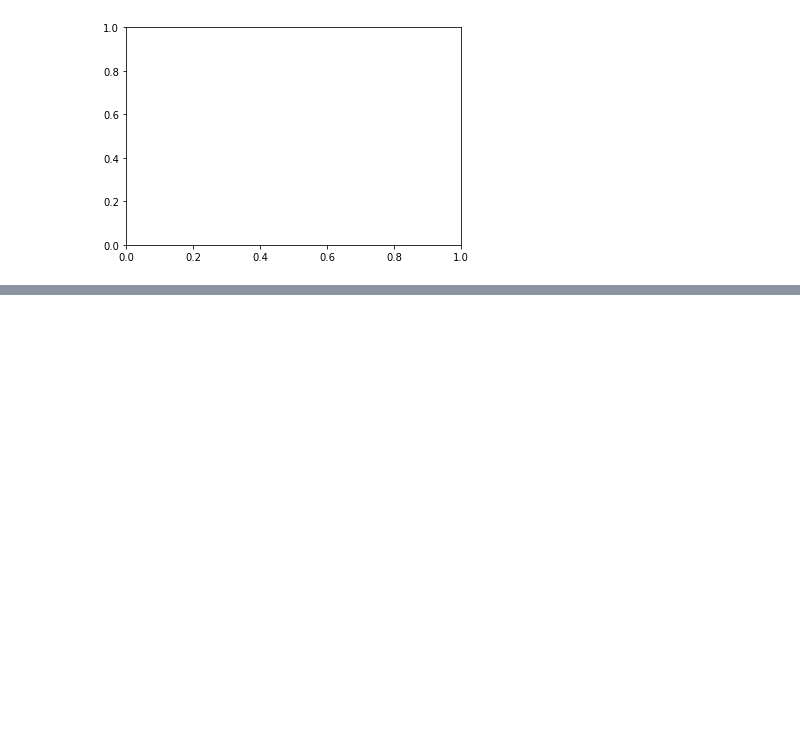
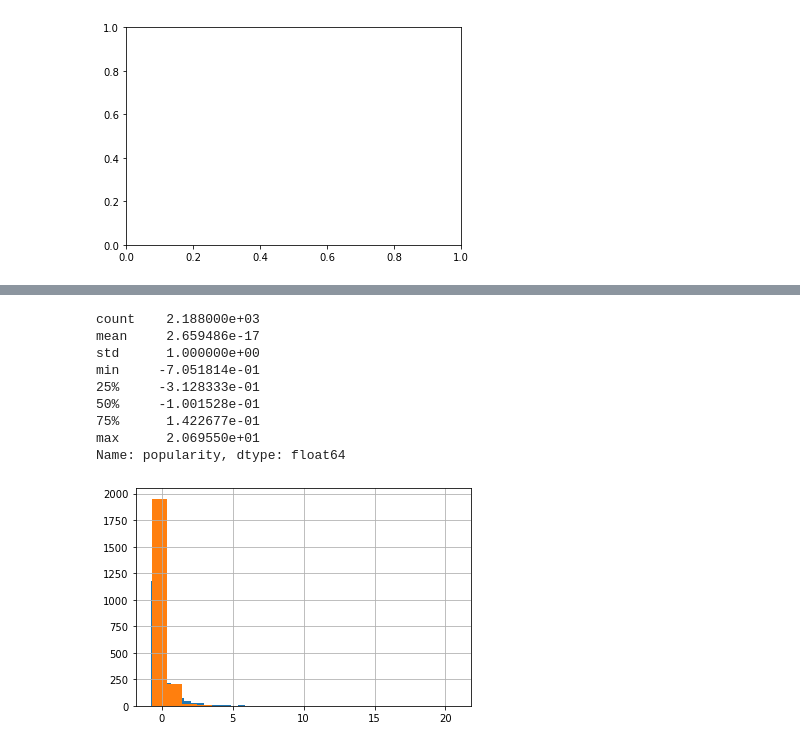
Before and after one commit to KaLiNkA-code/AI_PROJECT, a Jupyter notebook: notebooks/dev.ipynb, the cells around one changed output, grey strips where cells are left out. Cells and saved outputs as stored; diff of their text form; code cells hidden in the pictures; blank space fills up the shorter version.

```diff
--- a/notebooks/dev.ipynb
+++ b/notebooks/dev.ipynb
@@ -191,0 +267,26 @@ ValueError: x and y must have same first dimension, but have shapes (2188,) and
+# %%
+TRAIN_CSV_PATH = "C:/Users/Lenovo/PycharmProjects/AI_PROJECT/data/train.csv"
+train_df = pd.read_csv(TRAIN_CSV_PATH)
+# train_df['crew'].unique()
+train_df.columns
+features = train_df[["budget", "popularity", 'revenue']]
+features.columns
+features = features[(features["budget"] > 0) & (features["popularity"] > 0)]
+
+features.dropna(subset=["budget", "popularity"], inplace=True)
+# features.dropna(subset=[], inplace=True)
+# %%
+features.sample(10)
+# standard scaling
+features['budget'] = ((features.budget - features.budget.mean()) /  features.budget.std())
+features['popularity'] = ((features.popularity - features.popularity.mean()) /  features.popularity.std())
+features['revenue'] = ((features.revenue - features.revenue.mean()) /  features.revenue.std())
+features.sample(10)
+
+# 1. Удалить строки с нулевым бюджетом (проверить, что нет пропусков NaN, Null)  Done
+# 2. Нормировать данные (min/max scaling, standard scaling)
+# 3. Написать функцию для подсчёта функции потерь
+# 4. Написать шаг оптимизации параметров MSE + градиентный спуск.
+
+# Подумать, что делать с не числовыми признаками? Как их интерпретировать?
+# binary encoding, OHE one hot encoding e.t.c.
@@ -191,0 +330,18 @@ ValueError: x and y must have same first dimension, but have shapes (2188,) and
+# %%
+features.budget.hist(bins=20)
+features.popularity.hist(bins=20, )
+features[features.popularity > 50]
+features.popularity.min(), features.popularity.max()
+((features.popularity - features.popularity.min()) / (features.popularity.max() - features.popularity.min())).describe()
+features.popularity.describe()
+# %% [output]
+count    2.188000e+03
+mean     2.659486e-17
+std      1.000000e+00
+min     -7.051814e-01
+25%     -3.128333e-01
+50%     -1.001528e-01
+75%      1.422677e-01
+max      2.069550e+01
+Name: popularity, dtype: float64
+[figure, added]
```
Also changed, not shown: parts of 12 cells of this notebook, 1 other file.
